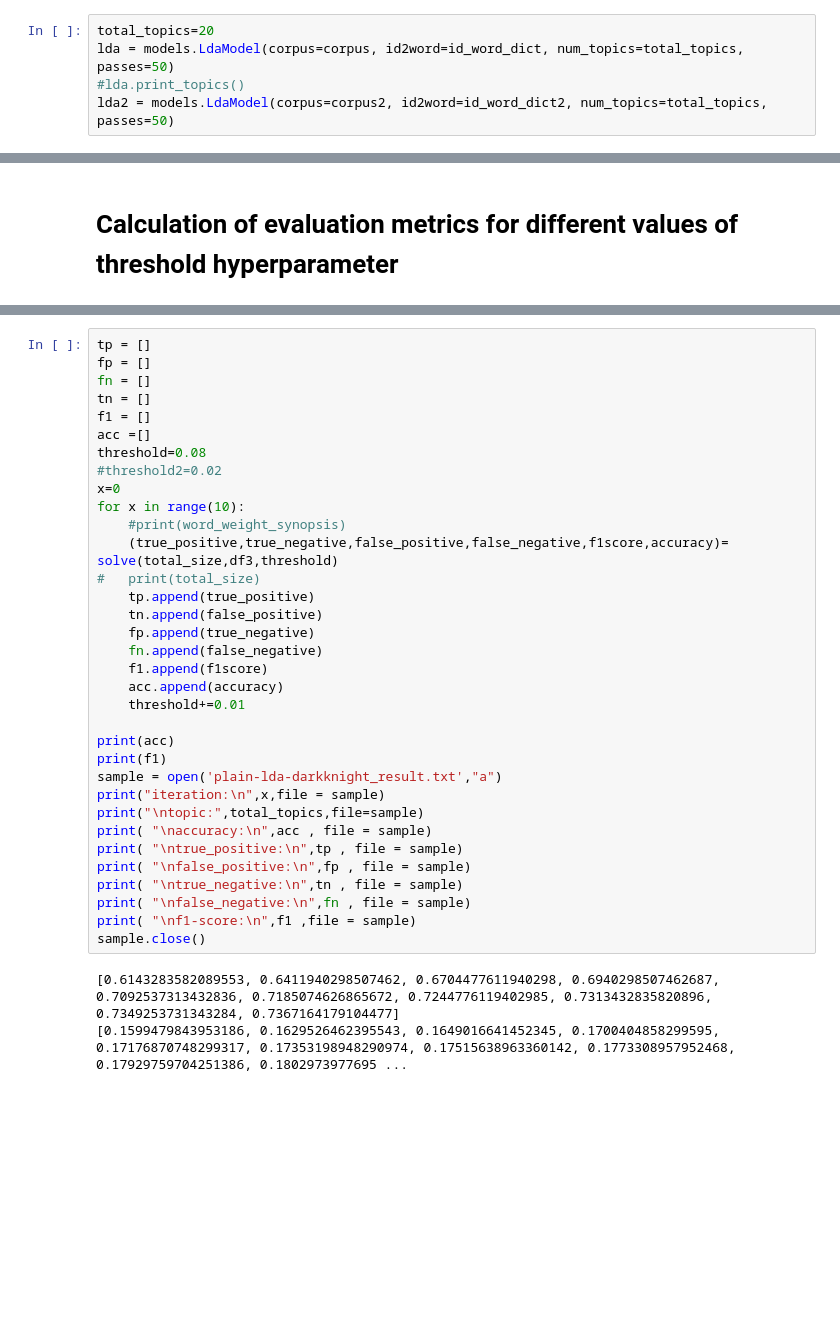
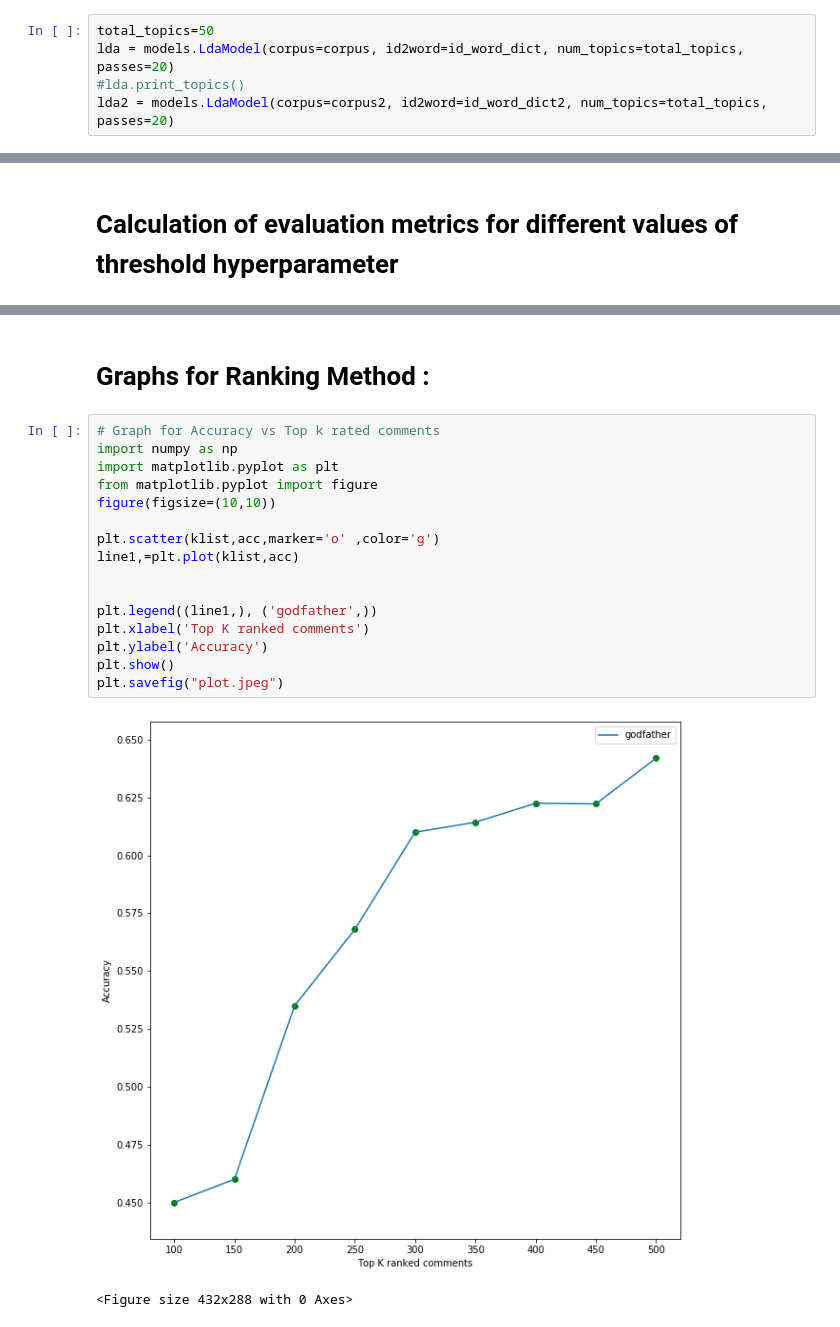
Before and after one commit to atharva-sarage/Data-Mining, a Jupyter notebook: plain_LDA.ipynb, the cells around one changed output, grey strips where cells are left out. Cells and saved outputs as stored; diff of their text form; blank space fills up the shorter version.

```diff
--- a/plain_LDA.ipynb
+++ b/plain_LDA.ipynb
@@ -124,10 +124,10 @@ corpus2 = matutils.Sparse2Corpus(sparse_counts2)
 # %% [markdown]
 # Running LDA on both comments and synopsis data
 # %%
-total_topics=20
-lda = models.LdaModel(corpus=corpus, id2word=id_word_dict, num_topics=total_topics, passes=50)
+total_topics=50
+lda = models.LdaModel(corpus=corpus, id2word=id_word_dict, num_topics=total_topics, passes=20)
 #lda.print_topics()
-lda2 = models.LdaModel(corpus=corpus2, id2word=id_word_dict2, num_topics=total_topics, passes=50)
+lda2 = models.LdaModel(corpus=corpus2, id2word=id_word_dict2, num_topics=total_topics, passes=20)
 # %%
 #lda.print_topics()
 #lda2.print_topics()
@@ -296,37 +347,21 @@ print(accuracy,precision,recall,f1score)
-# %%
-tp = []
-fp = []
-fn = []
-tn = []
-f1 = []
-acc =[]
-threshold=0.08
-#threshold2=0.02
-x=0
-for x in range(10):
-    #print(word_weight_synopsis)
-    (true_positive,true_negative,false_positive,false_negative,f1score,accuracy)= solve(total_size,df3,threshold)
-#   print(total_size)
-    tp.append(true_positive)
-    tn.append(false_positive)
-    fp.append(true_negative)
-    fn.append(false_negative)
-    f1.append(f1score)
-    acc.append(accuracy)
-    threshold+=0.01
-
-print(acc)
-print(f1)
-sample = open('plain-lda-darkknight_result.txt',"a")
-print("iteration:\n",x,file = sample)
-print("\ntopic:",total_topics,file=sample)
-print( "\naccuracy:\n",acc , file = sample)
-print( "\ntrue_positive:\n",tp , file = sample)
-print( "\nfalse_positive:\n",fp , file = sample)
-print( "\ntrue_negative:\n",tn , file = sample)
-print( "\nfalse_negative:\n",fn , file = sample)
-print( "\nf1-score:\n",f1 ,file = sample)
-sample.close()
-# %% [output]
-[0.6143283582089553, 0.6411940298507462, 0.6704477611940298, 0.6940298507462687, 0.7092537313432836, 0.7185074626865672, 0.7244776119402985, 0.7313432835820896, 0.7349253731343284, 0.7367164179104477]
-[0.1599479843953186, 0.1629526462395543, 0.1649016641452345, 0.1700404858299595, 0.17176870748299317, 0.17353198948290974, 0.17515638963360142, 0.1773308957952468, 0.17929759704251386, 0.1802973977695 ...
+# %% [markdown]
+# Graphs for Ranking Method :
+# %%
+# Graph for Accuracy vs Top k rated comments
+import numpy as np
+import matplotlib.pyplot as plt
+from matplotlib.pyplot import figure
+figure(figsize=(10,10))
+
+plt.scatter(klist,acc,marker='o' ,color='g')
+line1,=plt.plot(klist,acc)
+
+
+plt.legend((line1,), ('godfather',))
+plt.xlabel('Top K ranked comments')
+plt.ylabel('Accuracy')
+plt.show()
+plt.savefig("plot.jpeg")
+# %% [output]
+[figure, added]
+<Figure size 432x288 with 0 Axes>
```
Also changed, not shown: parts of 4 cells of this notebook, 1 other file.
